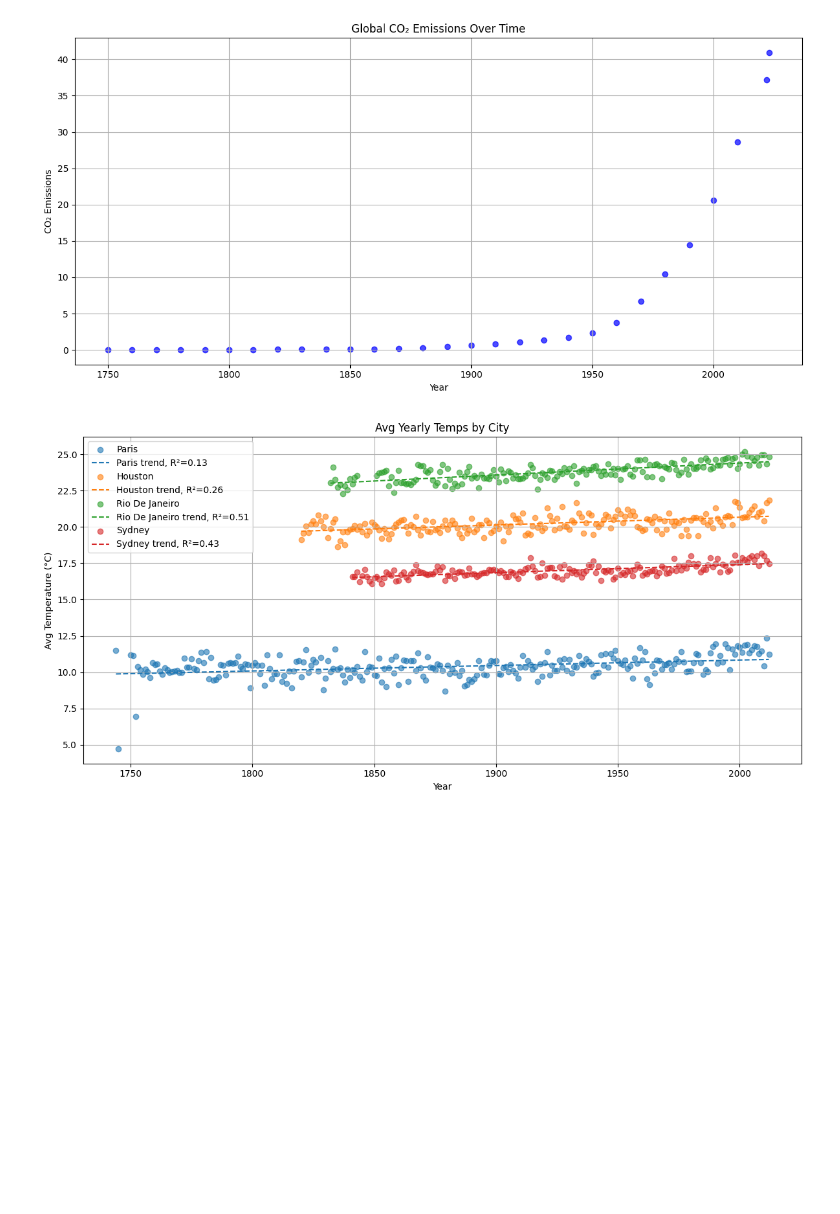
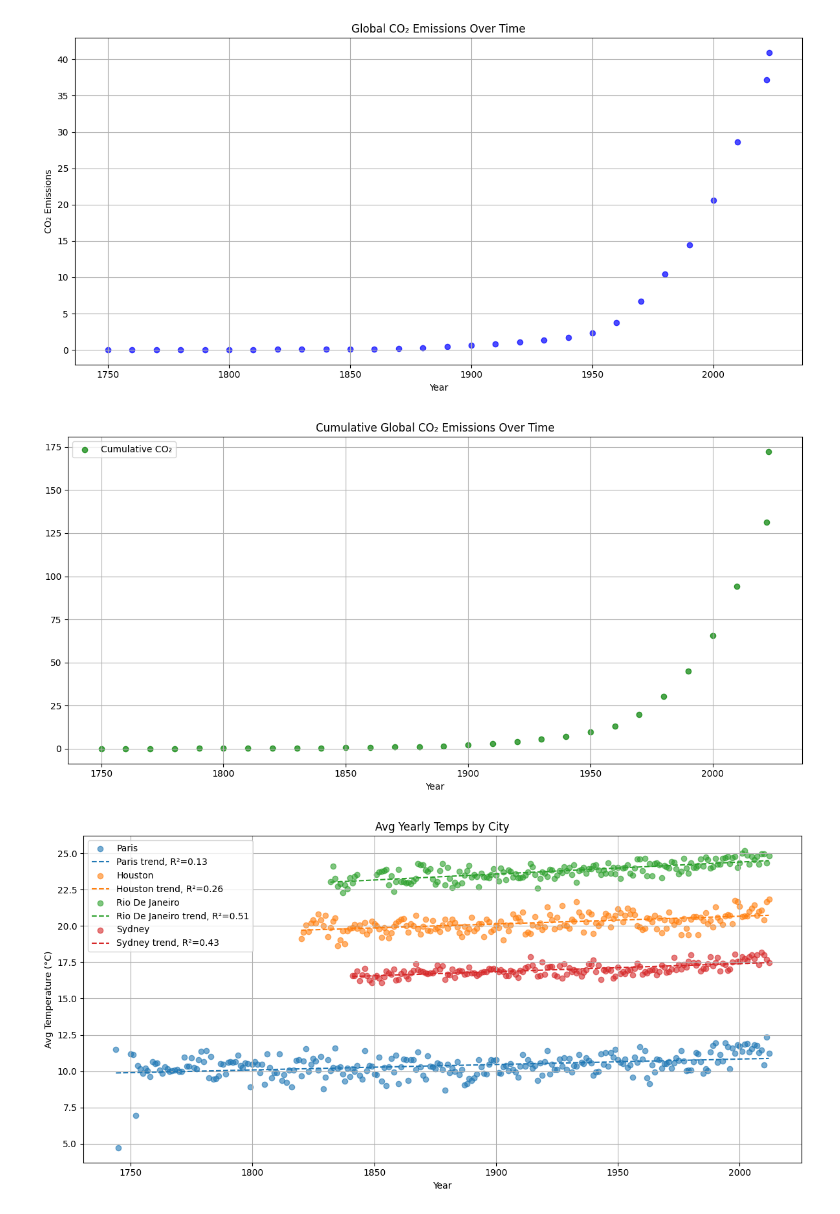
Before and after one commit to scmiller77/CO2-Emissions-and-Global-Temperature-Analysis, a Jupyter notebook: Jupyter_Capstone.ipynb, the cells around one changed output. Drawn from its saved outputs; the diff is of its cells as text; code cells hidden in the pictures; blank space fills up the shorter version.

```diff
--- a/Jupyter_Capstone.ipynb
+++ b/Jupyter_Capstone.ipynb
@@ -23,6 +23,35 @@ plt.tight_layout()
 plt.show()
 # %% [output]
 [figure]
+# %%
+import pandas as pd
+import matplotlib.pyplot as plt
+
+# Load the data
+file_path = "C:/Projects/Capstone/CO2-Emissions-and-Global-Temperature-Analysis/Data/Cleaned/GlobalCO2Emissions.xlsx"
+df = pd.read_excel(file_path)
+
+# Ensure numeric and drop NaNs
+df["Year"] = pd.to_numeric(df["Year"], errors="coerce")
+df["Emissions"] = pd.to_numeric(df["Emissions"], errors="coerce")
+df = df.dropna(subset=["Year", "Emissions"]).sort_values("Year")
+
+# Compute cumulative emissions
+df["CumulativeEmissions"] = df["Emissions"].cumsum()
+
+# Plot
+plt.figure(figsize=(12, 6))
+plt.scatter(df["Year"], df["CumulativeEmissions"],
+            alpha=0.7, color="green", label="Cumulative CO₂")
+
+plt.title("Cumulative Global CO₂ Emissions Over Time")
+plt.xlabel("Year")
+plt.grid(True)
+plt.legend()
+plt.tight_layout()
+plt.show()
+# %% [output]
+[figure, added]
 # %%
 import numpy as np
 from scipy.stats import linregress
```
Also changed, not shown: parts of 6 cells of this notebook, 4 other files.
